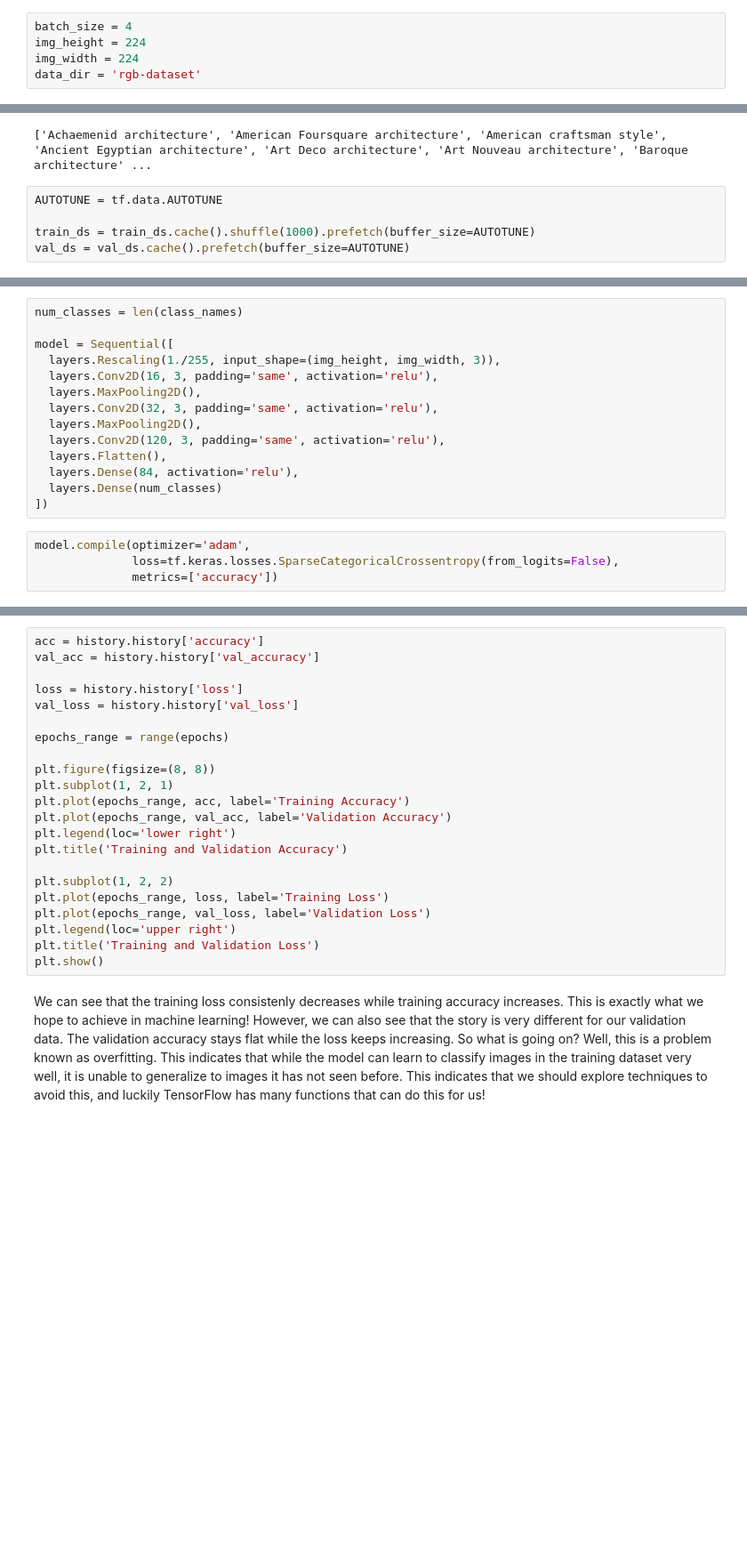
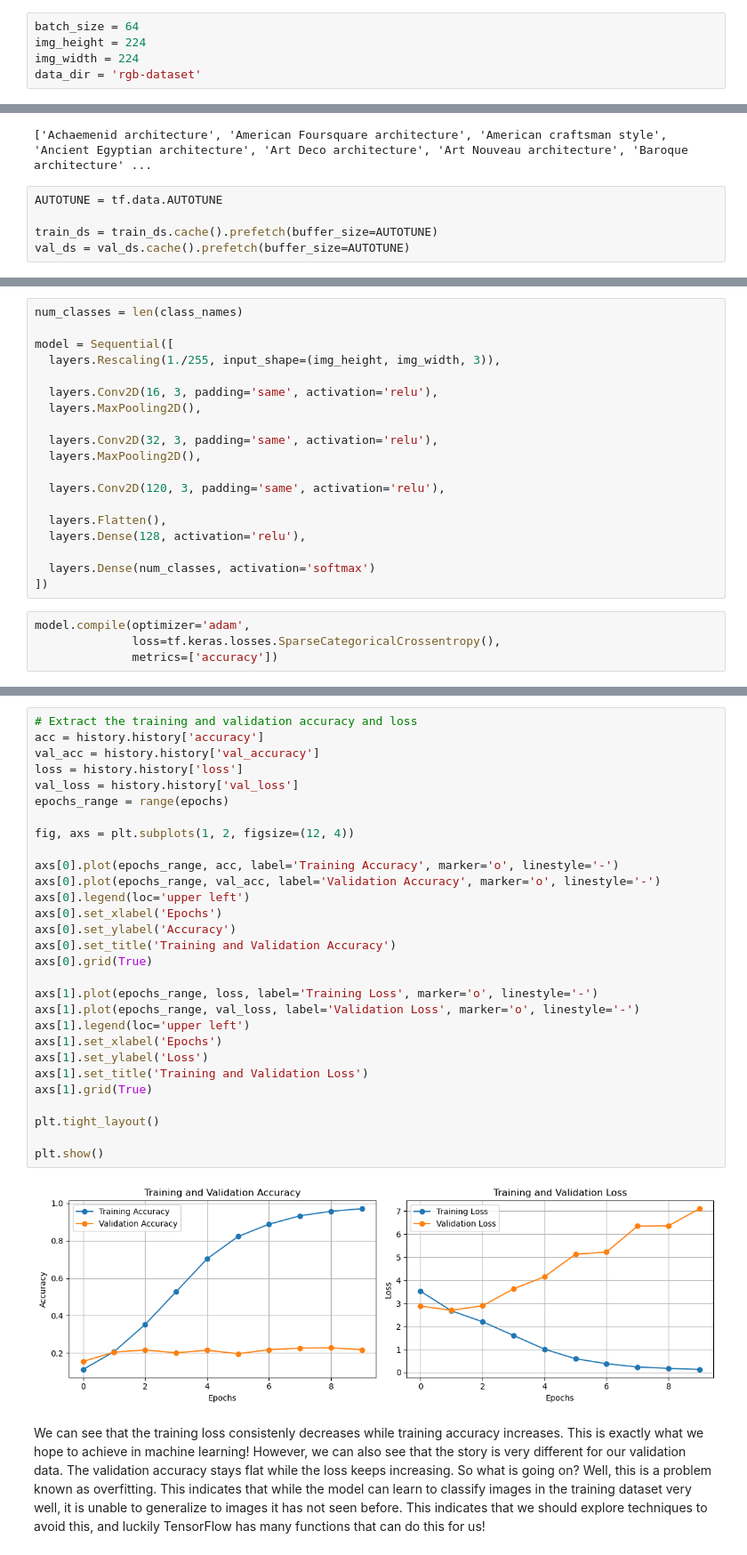
Before and after one commit to AttePiltonen/architectural_classifier, a Jupyter notebook: CNN_classifier.ipynb, the cells around one changed output, grey strips where cells are left out. Shown: that part at 89% size. Cells and saved outputs as stored; diff of their text form; blank space fills up the shorter version.

Commit message:
Better graphs

```diff
--- a/CNN_classifier.ipynb
+++ b/CNN_classifier.ipynb
@@ -19,7 +19,7 @@ README.md                    rgb-dataset
 # %% [markdown]
 First of all, let's load up the data using a Keras utility.
 # %%
-batch_size = 4
+batch_size = 64
 img_height = 224
 img_width = 224
 data_dir = 'rgb-dataset'
@@ -53,5 +53,5 @@ print(class_names)
 # %%
 AUTOTUNE = tf.data.AUTOTUNE
 
-train_ds = train_ds.cache().shuffle(1000).prefetch(buffer_size=AUTOTUNE)
+train_ds = train_ds.cache().prefetch(buffer_size=AUTOTUNE)
 val_ds = val_ds.cache().prefetch(buffer_size=AUTOTUNE)
@@ -60,18 +62,23 @@ num_classes = len(class_names)
 
 model = Sequential([
   layers.Rescaling(1./255, input_shape=(img_height, img_width, 3)),
+
   layers.Conv2D(16, 3, padding='same', activation='relu'),
   layers.MaxPooling2D(),
+
   layers.Conv2D(32, 3, padding='same', activation='relu'),
   layers.MaxPooling2D(),
+
   layers.Conv2D(120, 3, padding='same', activation='relu'),
+
   layers.Flatten(),
-  layers.Dense(84, activation='relu'),
-  layers.Dense(num_classes)
+  layers.Dense(128, activation='relu'),
+
+  layers.Dense(num_classes, activation='softmax')
 ])
 # %%
 model.compile(optimizer='adam',
-              loss=tf.keras.losses.SparseCategoricalCrossentropy(from_logits=False),
+              loss=tf.keras.losses.SparseCategoricalCrossentropy(),
               metrics=['accuracy'])
 # %%
 model.summary()
@@ -108,24 +131,33 @@ KeyboardInterrupt:
 # %%
+# Extract the training and validation accuracy and loss
 acc = history.history['accuracy']
 val_acc = history.history['val_accuracy']
-
 loss = history.history['loss']
 val_loss = history.history['val_loss']
-
 epochs_range = range(epochs)
 
-plt.figure(figsize=(8, 8))
-plt.subplot(1, 2, 1)
-plt.plot(epochs_range, acc, label='Training Accuracy')
-plt.plot(epochs_range, val_acc, label='Validation Accuracy')
-plt.legend(loc='lower right')
-plt.title('Training and Validation Accuracy')
+fig, axs = plt.subplots(1, 2, figsize=(12, 4))
 
-plt.subplot(1, 2, 2)
-plt.plot(epochs_range, loss, label='Training Loss')
-plt.plot(epochs_range, val_loss, label='Validation Loss')
-plt.legend(loc='upper right')
-plt.title('Training and Validation Loss')
+axs[0].plot(epochs_range, acc, label='Training Accuracy', marker='o', linestyle='-')
+axs[0].plot(epochs_range, val_acc, label='Validation Accuracy', marker='o', linestyle='-')
+axs[0].legend(loc='upper left')
+axs[0].set_xlabel('Epochs')
+axs[0].set_ylabel('Accuracy')
+axs[0].set_title('Training and Validation Accuracy')
+axs[0].grid(True)
+
+axs[1].plot(epochs_range, loss, label='Training Loss', marker='o', linestyle='-')
+axs[1].plot(epochs_range, val_loss, label='Validation Loss', marker='o', linestyle='-')
+axs[1].legend(loc='upper left')
+axs[1].set_xlabel('Epochs')
+axs[1].set_ylabel('Loss')
+axs[1].set_title('Training and Validation Loss')
+axs[1].grid(True)
+
+plt.tight_layout()
+
 plt.show()
+# %% [output]
+[figure, added]
 # %% [markdown]
 We can see that the training loss consistenly decreases while training accuracy increases. This is exactly what we hope to achieve in machine learning! However, we can also see that the story is very different for our validation data. The validation accuracy stays flat while the loss keeps increasing. So what is going on? Well, this is a problem known as overfitting. This indicates that while the model can learn to classify images in the training dataset very well, it is unable to generalize to images it has not seen before. This indicates that we should explore techniques to avoid this, and luckily TensorFlow has many functions that can do this for us!
```
Also changed, not shown: parts of 3 cells of this notebook.
